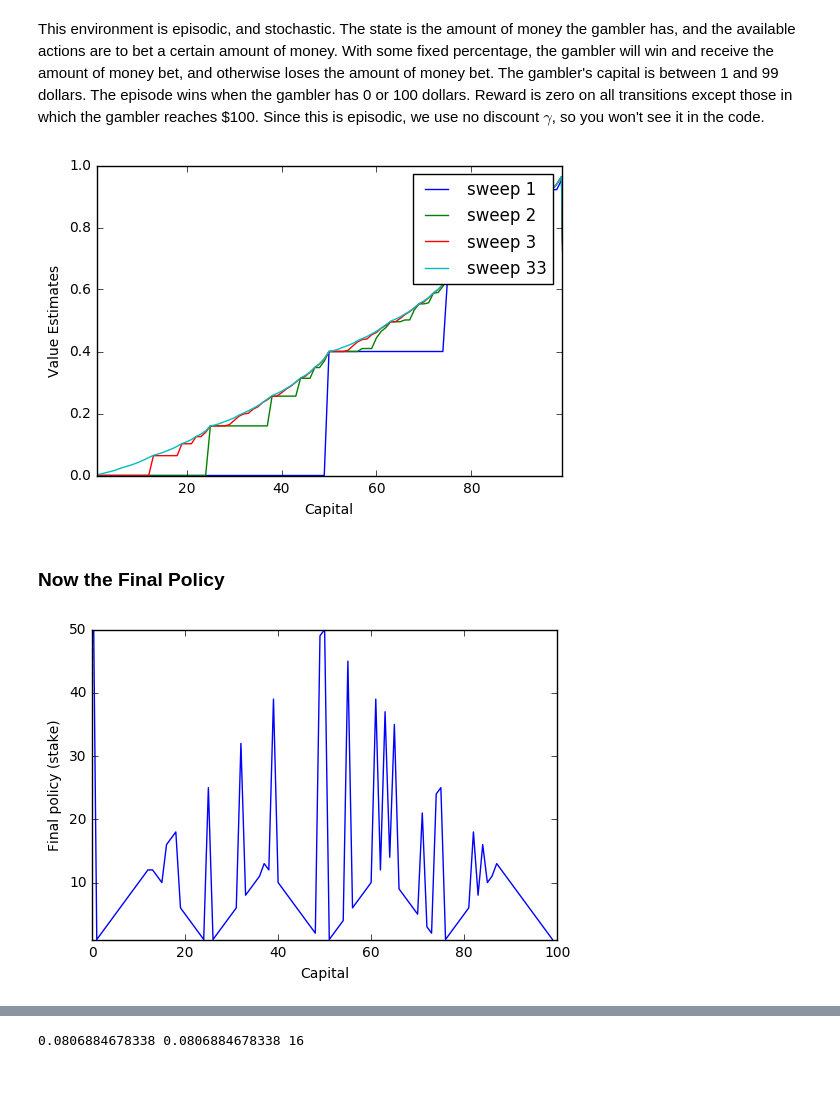
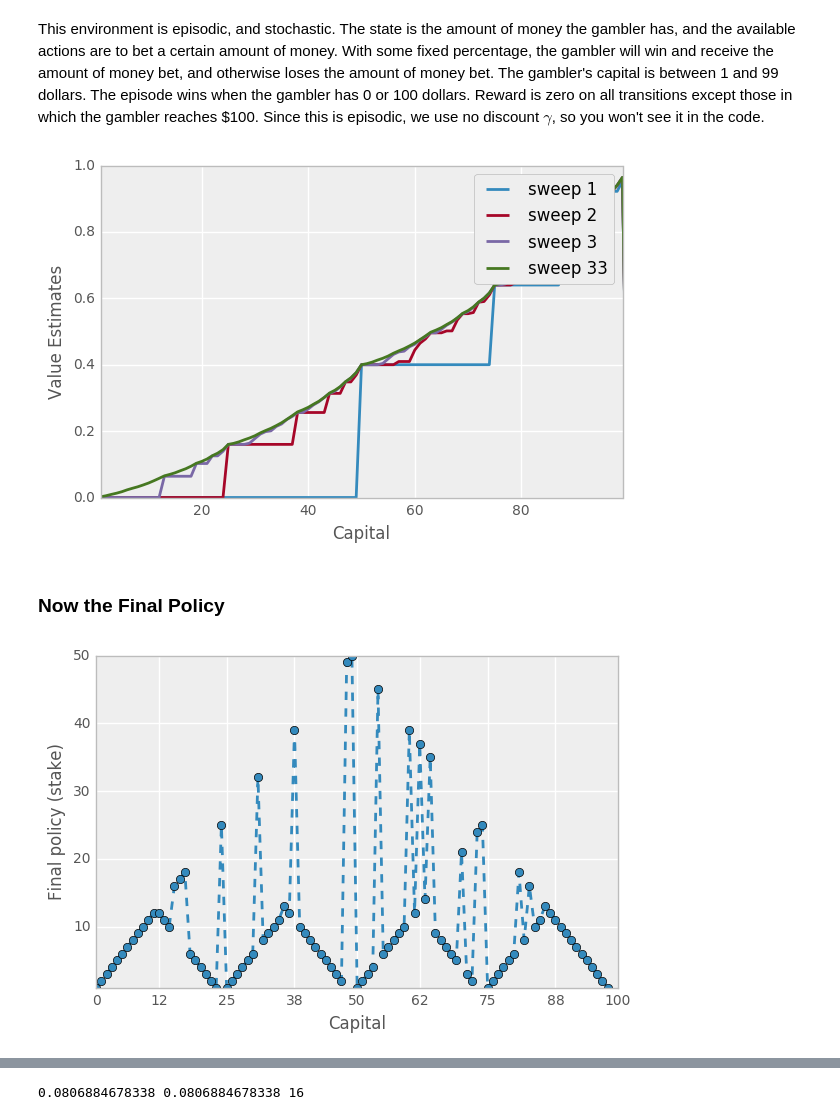
Before and after one commit to PeterMitrano/sutton_and_barto_rl, a Jupyter notebook: gamblers_problem.ipynb, the cells around one changed output, grey strips where cells are left out. Cells and saved outputs as stored; diff of their text form; code cells hidden in the pictures; blank space fills up the shorter version.

```diff
--- a/gamblers_problem.ipynb
+++ b/gamblers_problem.ipynb
@@ -11,6 +11,7 @@ import numpy as np
 import matplotlib.pyplot as plt
 from IPython.core.debugger import Tracer
 np.set_printoptions(precision=17, suppress=True)
+plt.style.use('bmh')
 # %%
 converged = False
 p = 0.4
@@ -59,37 +60,39 @@ plt.legend()
 
 plt.show()
 # %% [output]
-[figure, old version]
+[figure, new version]
 # %% [markdown]
 ### Now the Final Policy
 # %%
 pi = np.ndarray(100)
 Qs = [0]
+V = Vs[32]
 
 for s in range(1, 100):
     max_bet = min(s, 100 - s)
     Q = np.zeros(max_bet + 1)
     for a in range(1, max_bet + 1):
         # reward of winning and losing weighted by p and (1 - p)
         # the addition of these two conditions represents the sum of s' in Eq 4.10
         win_capital = s + a
         lose_capital = s - a
         lose_reward = 0 # works cuz episode ends when this happens so reward is limited
         win_reward = 1 if win_capital == 100 else 0
         q = p * (win_reward + V[win_capital]) + (1 - p) * (lose_reward + V[lose_capital])
         Q[a] = q
 
     best_a = np.argmax(Q)
     pi[s] = best_a
     Qs.append(Q)
 
-plt.plot(pi)
+plt.plot(pi[1:], marker='o', linestyle='--')
 axes = plt.gca()
 axes.set_xlim([0, 100])
+axes.set_xticks([0, 12, 25, 38, 50, 62, 75, 88, 100])
 axes.set_ylim([1, 50])
 plt.xlabel("Capital")
 plt.ylabel("Final policy (stake)")
 plt.show()
 # %% [output]
-[figure, old version]
+[figure, new version]
 # %% [markdown]
```
Also changed, not shown: parts of 7 cells of this notebook, 2 other files.
